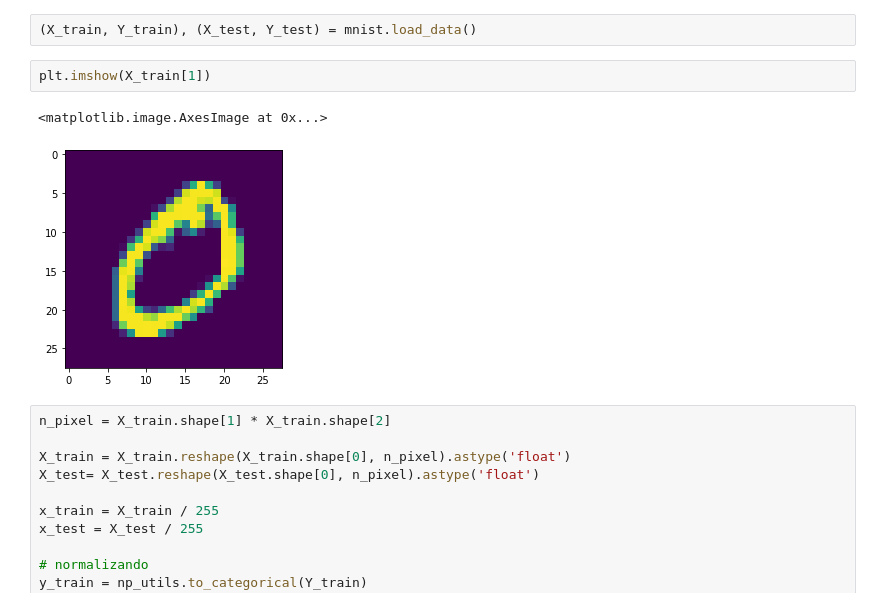
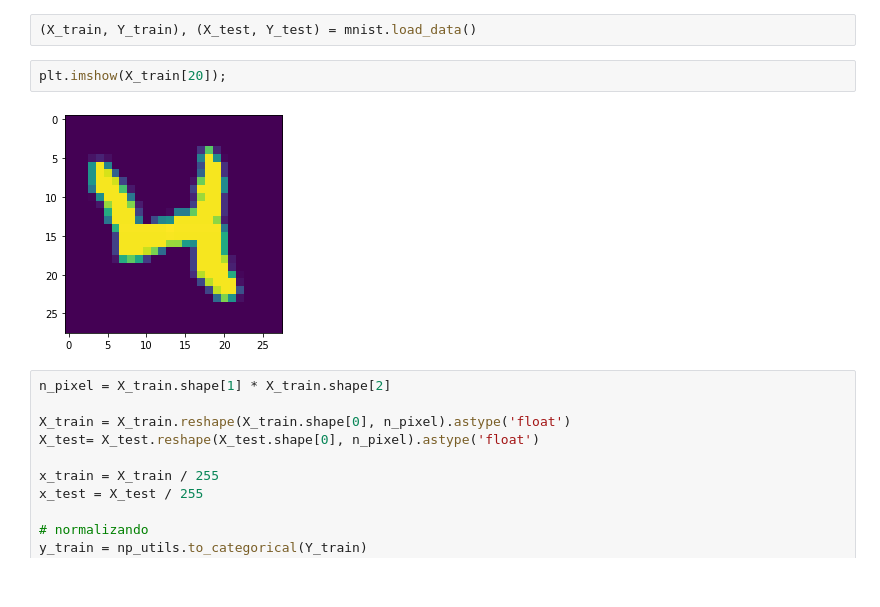
Before and after one commit to vitorioluis/Machine-Learning, a Jupyter notebook: Deep Learning/Keras/mnist.ipynb, the cells around one changed output. Saved outputs shown, nothing was run; the diff lists cells and outputs as text.

```diff
--- a/Deep Learning/Keras/mnist.ipynb
+++ b/Deep Learning/Keras/mnist.ipynb
@@ -9,10 +9,9 @@ from keras.utils import np_utils
 # %%
 (X_train, Y_train), (X_test, Y_test) = mnist.load_data()
 # %%
-plt.imshow(X_train[1])
+plt.imshow(X_train[20]);
 # %% [output]
-<matplotlib.image.AxesImage at 0x...>
-[figure, old version]
+[figure, new version]
 # %%
 n_pixel = X_train.shape[1] * X_train.shape[2]
 
```
Also changed, not shown: 6 other files.
